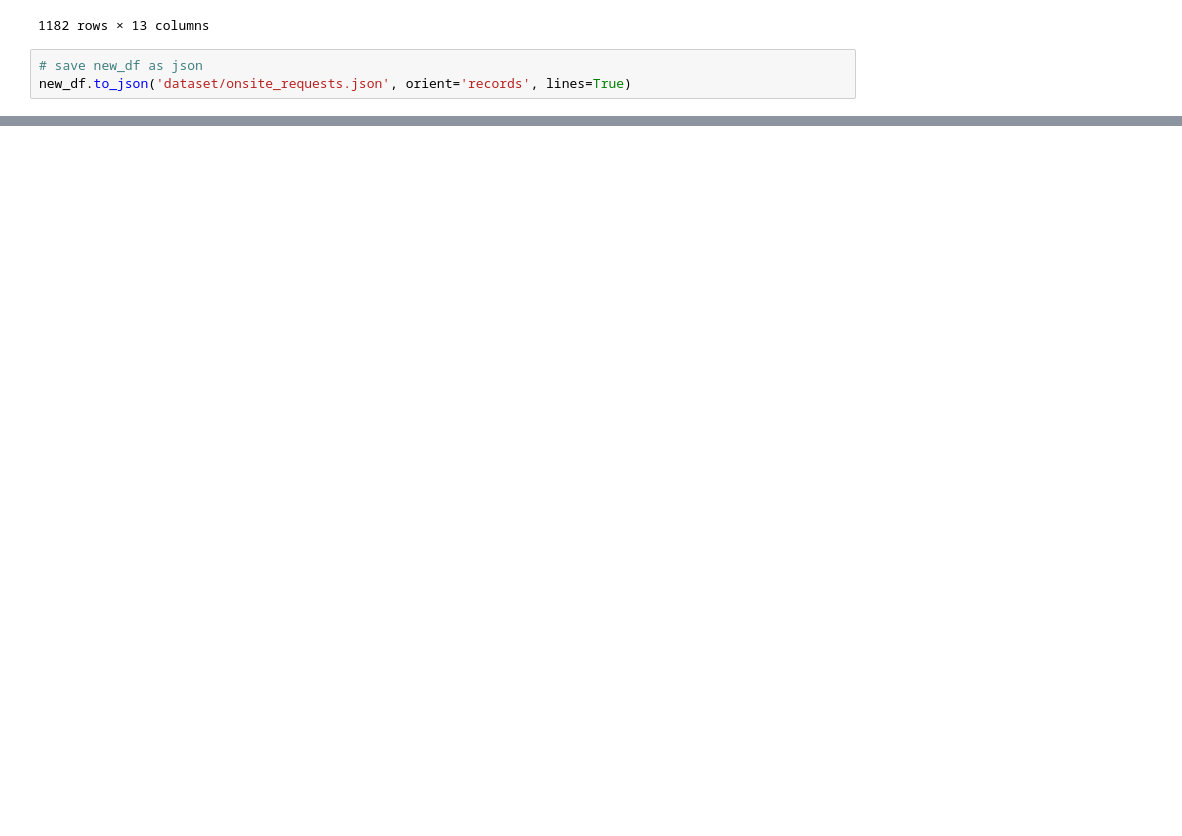
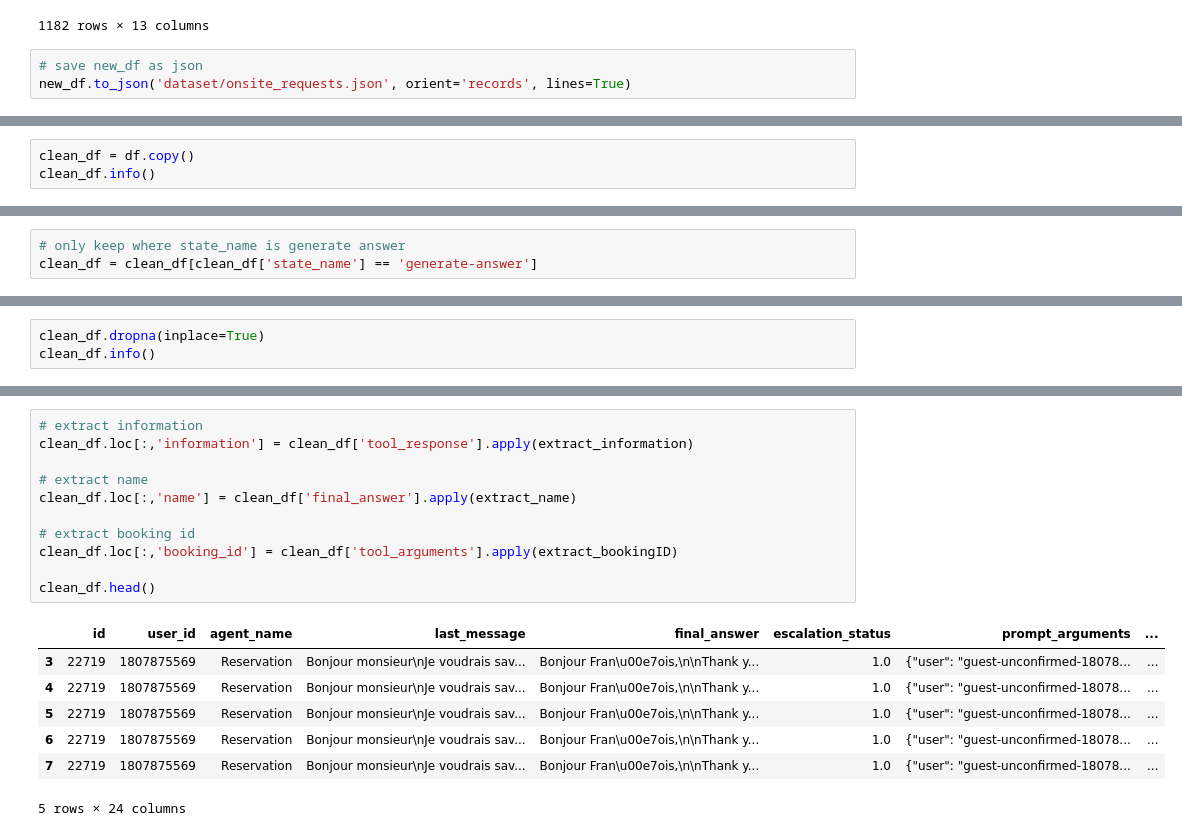
Before and after one commit to riparuk/GRMS, a Jupyter notebook: dataset_exploration.ipynb, the cells around one changed output, grey strips where cells are left out. Drawn from its saved outputs; the diff is of its cells as text; blank space fills up the shorter version.

```diff
--- a/dataset_exploration.ipynb
+++ b/dataset_exploration.ipynb
@@ -895,0 +1060,3 @@ new_df.to_json('dataset/onsite_requests.json', orient='records', lines=True)
+# %%
+clean_df = df.copy()
+clean_df.info()
@@ -895,0 +1111,3 @@ new_df.to_json('dataset/onsite_requests.json', orient='records', lines=True)
+# %%
+# only keep where state_name is generate answer
+clean_df = clean_df[clean_df['state_name'] == 'generate-answer']
@@ -895,0 +1155,3 @@ new_df.to_json('dataset/onsite_requests.json', orient='records', lines=True)
+# %%
+clean_df.dropna(inplace=True)
+clean_df.info()
@@ -895,0 +1176,19 @@ new_df.to_json('dataset/onsite_requests.json', orient='records', lines=True)
+# %%
+# extract information
+clean_df.loc[:,'information'] = clean_df['tool_response'].apply(extract_information)
+
+# extract name
+clean_df.loc[:,'name'] = clean_df['final_answer'].apply(extract_name)
+
+# extract booking id
+clean_df.loc[:,'booking_id'] = clean_df['tool_arguments'].apply(extract_bookingID)
+
+clean_df.head()
+# %% [output]
+|  | id | user_id | agent_name | last_message | final_answer | escalation_status | prompt_arguments | ... |
+| 3 | 22719 | 1807875569 | Reservation | Bonjour monsieur\nJe voudrais sav... | Bonjour Fran\u00e7ois,\n\nThank y... | 1.0 | {"user": "guest-unconfirmed-18078... | ... |
+| 4 | 22719 | 1807875569 | Reservation | Bonjour monsieur\nJe voudrais sav... | Bonjour Fran\u00e7ois,\n\nThank y... | 1.0 | {"user": "guest-unconfirmed-18078... | ... |
+| 5 | 22719 | 1807875569 | Reservation | Bonjour monsieur\nJe voudrais sav... | Bonjour Fran\u00e7ois,\n\nThank y... | 1.0 | {"user": "guest-unconfirmed-18078... | ... |
+| 6 | 22719 | 1807875569 | Reservation | Bonjour monsieur\nJe voudrais sav... | Bonjour Fran\u00e7ois,\n\nThank y... | 1.0 | {"user": "guest-unconfirmed-18078... | ... |
+| 7 | 22719 | 1807875569 | Reservation | Bonjour monsieur\nJe voudrais sav... | Bonjour Fran\u00e7ois,\n\nThank y... | 1.0 | {"user": "guest-unconfirmed-18078... | ... |
+5 rows × 24 columns
```
Also changed, not shown: parts of 37 cells of this notebook, 1 other file.
